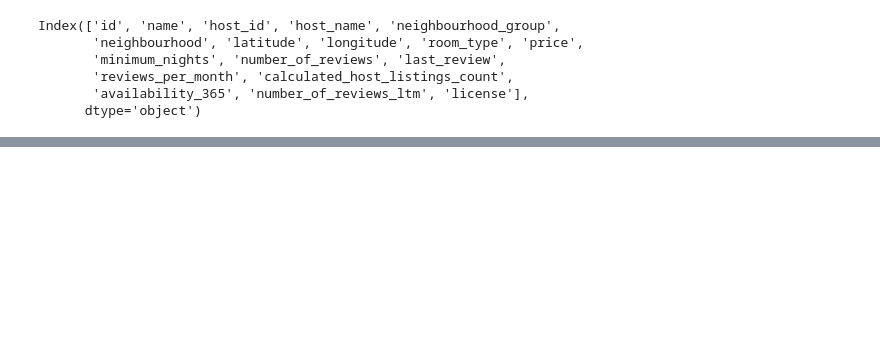
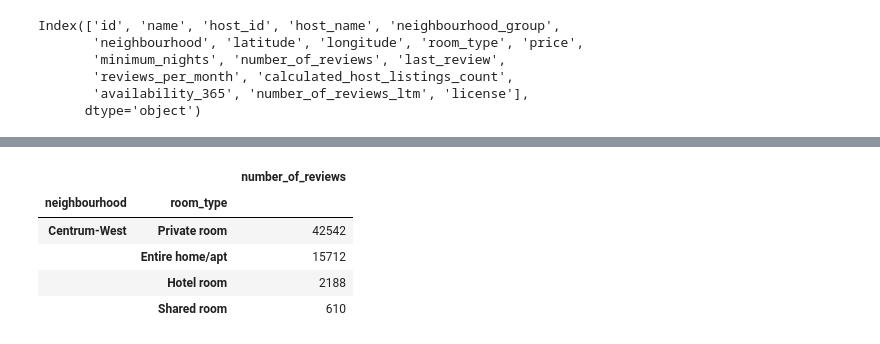
Before and after one commit to matiascabrejos/IA-Humai, a Jupyter notebook: dataset_airbnb.ipynb, the cells around one changed output, grey strips where cells are left out. Cells and saved outputs as stored; diff of their text form; code cells hidden in the pictures; blank space fills up the shorter version.

```diff
--- a/dataset_airbnb.ipynb
+++ b/dataset_airbnb.ipynb
@@ -15,0 +44,16 @@ Index(['id', 'name', 'host_id', 'host_name', 'neighbourhood_group',
+# %%
+df_reviews = df_airbnb[df_airbnb.neighbourhood == "Centrum-West"].pivot_table(
+    index=["neighbourhood",
+           "room_type",
+           ],
+    values=["number_of_reviews"],
+    aggfunc="sum"
+)
+df_reviews.sort_values("number_of_reviews", ascending=False)
+# %% [output]
+|  |  | number_of_reviews |
+| neighbourhood | room_type |  |
+| Centrum-West | Private room | 42542 |
+|  | Entire home/apt | 15712 |
+|  | Hotel room | 2188 |
+|  | Shared room | 610 |
```
Also changed, not shown: parts of 5 cells of this notebook.
